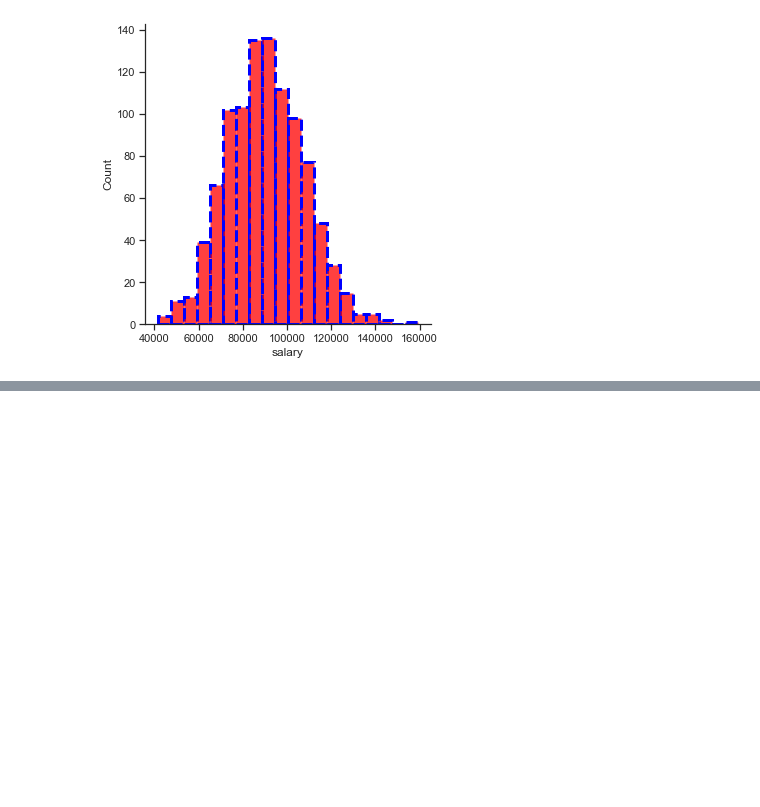
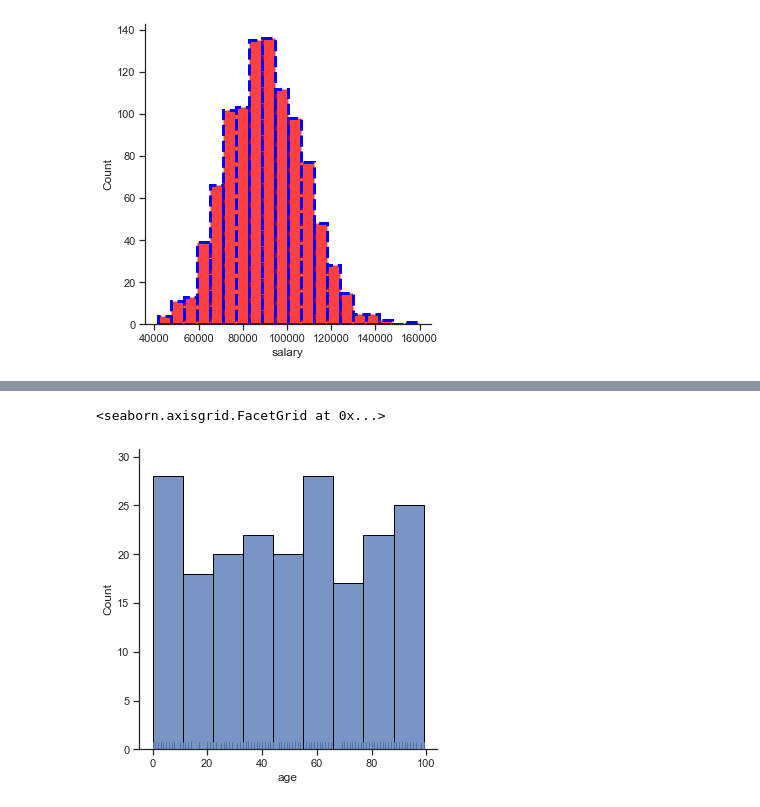
Before and after one commit to calvinlinardy/My-Python-Learning, a Jupyter notebook: Jupyter Notebook/Udemy Study/Machine Learning/Seaborn/Distribution Plots.ipynb, the cells around one changed output, grey strips where cells are left out. Drawn from its saved outputs; the diff is of its cells as text; code cells hidden in the pictures; blank space fills up the shorter version.

```diff
--- a/Jupyter Notebook/Udemy Study/Machine Learning/Seaborn/Distribution Plots.ipynb
+++ b/Jupyter Notebook/Udemy Study/Machine Learning/Seaborn/Distribution Plots.ipynb
@@ -160,0 +213,6 @@ sns.displot(data=df,x='salary',bins=20,color='red',edgecolor='blue',linewidth=3,
+# %%
+# kita buat displotnya
+sns.displot(data=sample_ages,x='age',rug=True,edgecolor='black')
+# %% [output]
+<seaborn.axisgrid.FacetGrid at 0x...>
+[figure, added]
```
Also changed, not shown: parts of 26 cells of this notebook, 12 other files.
